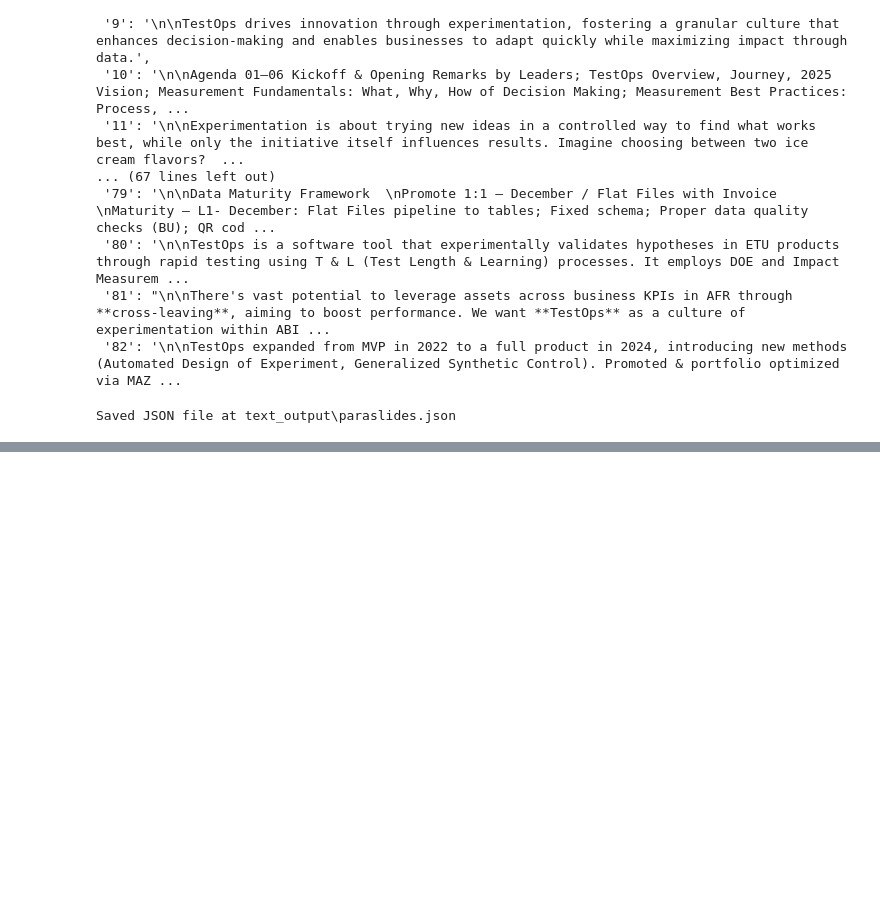
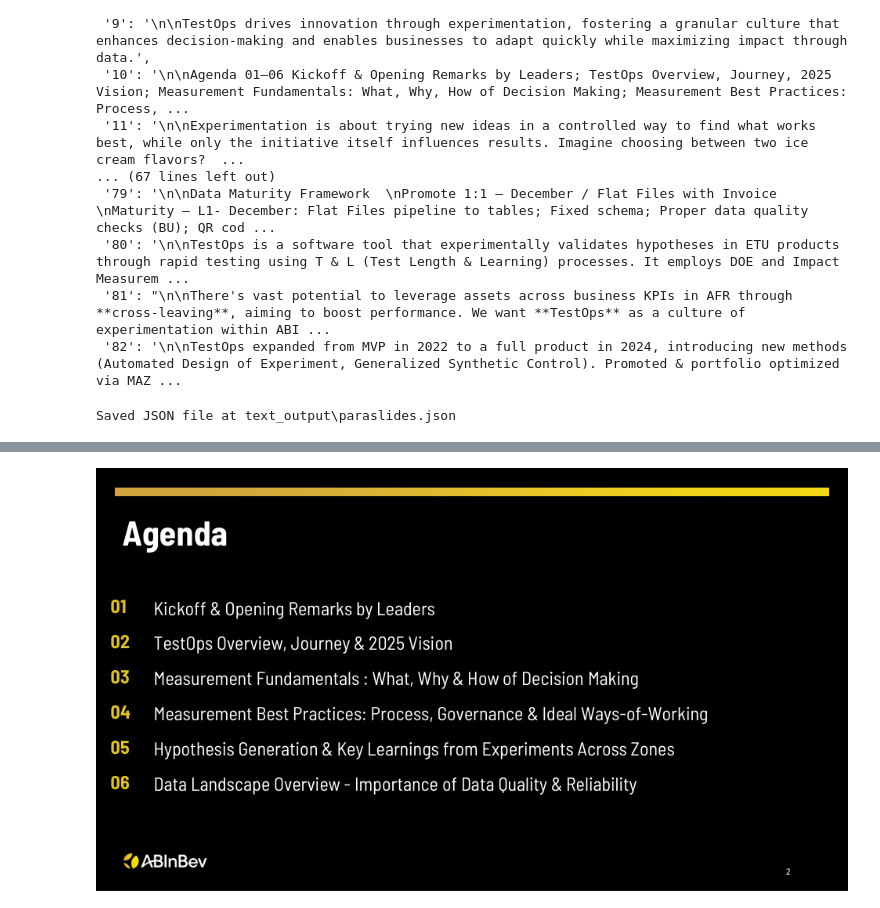
Before and after one commit to kumarjitpathakbangalore/pathaks_dimension, a Jupyter notebook: projects/ppt_search/reader.ipynb, the cells around one changed output, grey strips where cells are left out. Cells and saved outputs as stored; diff of their text form; code cells hidden in the pictures; blank space fills up the shorter version.

```diff
--- a/projects/ppt_search/reader.ipynb
+++ b/projects/ppt_search/reader.ipynb
@@ -319,0 +490,29 @@ Saved JSON file at text_output\paraslides.json
+# %%
+import fitz  # PyMuPDF
+import io
+from PIL import Image
+import IPython.display as display
+
+def show_pdf_page(pdf_path, page_number):
+    # Open the PDF
+    doc = fitz.open(pdf_path)
+
+    # Ensure the page number is valid
+    if page_number < 1 or page_number > len(doc):
+        print("Invalid page number!")
+        return
+
+    # Get the page
+    page = doc.load_page(page_number - 1)  # PyMuPDF uses zero-based indexing
+
+    # Render page as an image
+    pix = page.get_pixmap()
+    img = Image.open(io.BytesIO(pix.tobytes("png")))
+
+    # Display the image
+    display.display(img)
+
+# Example usage
+show_pdf_page(r"D:\pptx project\pptbase\Day-1.pdf", 2)  # Show page 2
+# %% [output]
+[figure, added]
```
Also changed, not shown: parts of 10 cells of this notebook, 2 other files.
